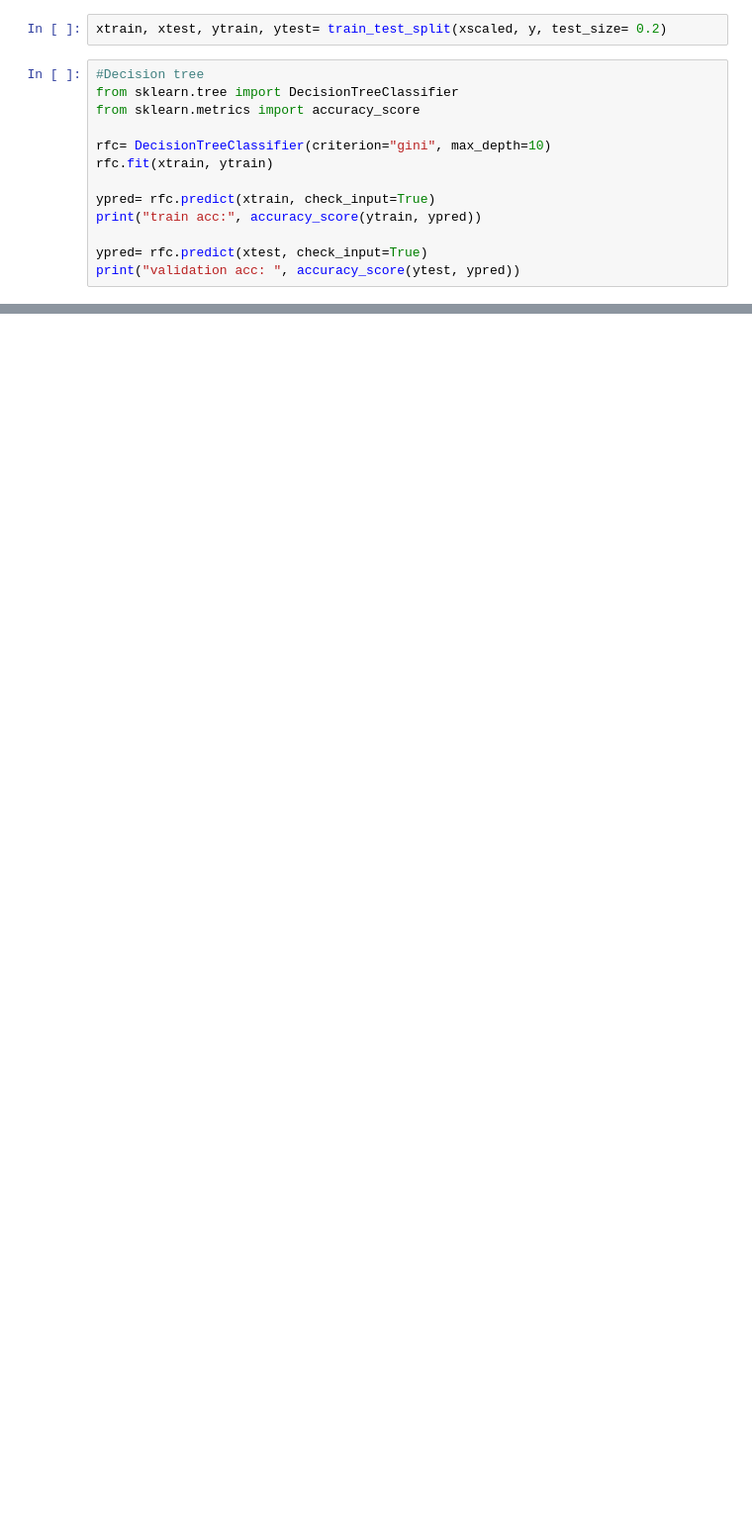
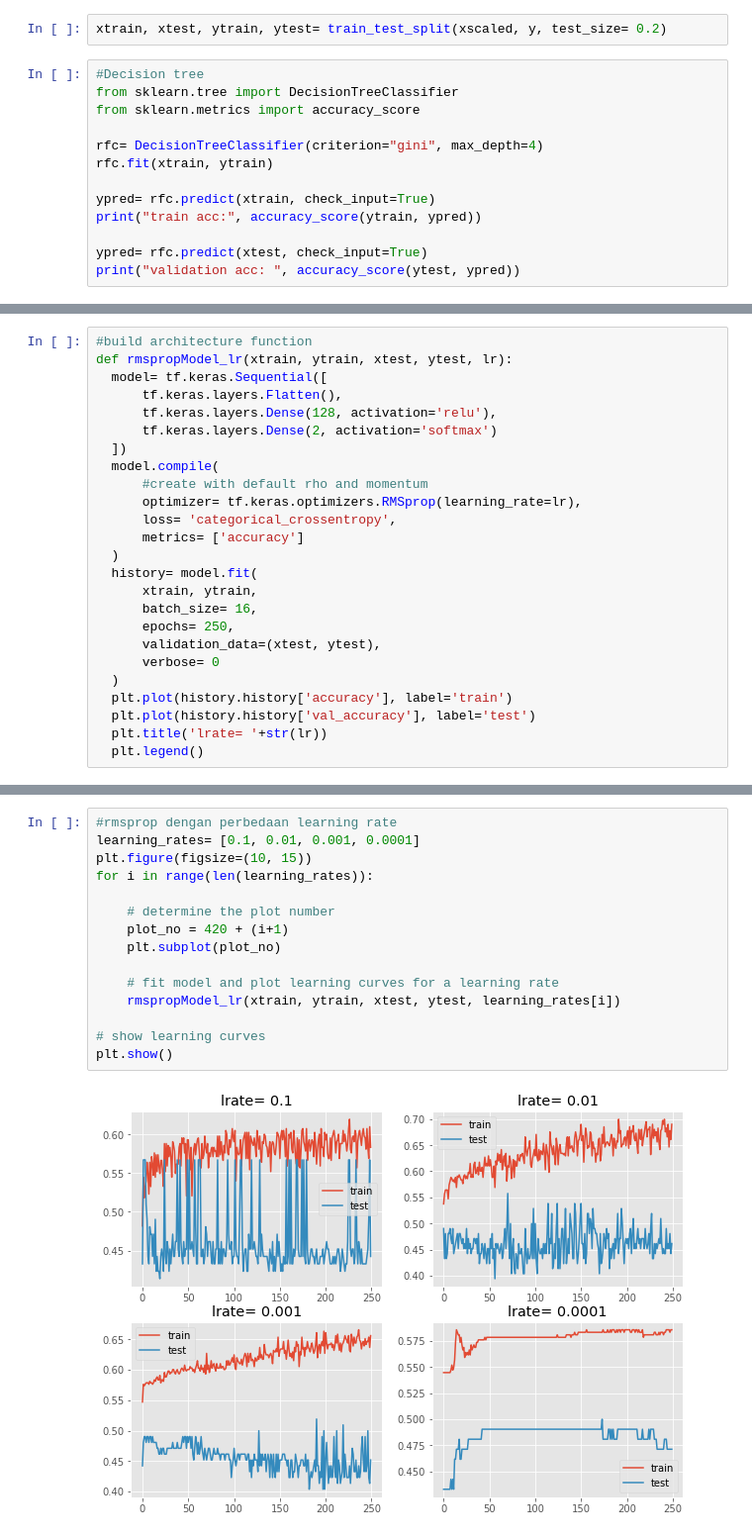
Before and after one commit to alleFarell/Deep-Learning-Forest-Fire-Team-Alpha-Batch8, a Jupyter notebook: Rafi/Indonesia_ai_DL_Final_Assignment_Rafi.ipynb, the cells around one changed output, grey strips where cells are left out. Shown at 99% size. Saved outputs shown, nothing was run; the diff lists cells and outputs as text; blank space fills up the shorter version.

```diff
--- a/Rafi/Indonesia_ai_DL_Final_Assignment_Rafi.ipynb
+++ b/Rafi/Indonesia_ai_DL_Final_Assignment_Rafi.ipynb
@@ -249,7 +242,7 @@ xtrain, xtest, ytrain, ytest= train_test_split(xscaled, y, test_size= 0.2)
 from sklearn.tree import DecisionTreeClassifier
 from sklearn.metrics import accuracy_score
 
-rfc= DecisionTreeClassifier(criterion="gini", max_depth=10)
+rfc= DecisionTreeClassifier(criterion="gini", max_depth=4)
 rfc.fit(xtrain, ytrain)
 
 ypred= rfc.predict(xtrain, check_input=True)
@@ -262,0 +263,25 @@ validation acc:  0.6057692307692307
+# %%
+#build architecture function
+def rmspropModel_lr(xtrain, ytrain, xtest, ytest, lr):
+  model= tf.keras.Sequential([
+      tf.keras.layers.Flatten(),
+      tf.keras.layers.Dense(128, activation='relu'),
+      tf.keras.layers.Dense(2, activation='softmax')
+  ])
+  model.compile(
+      #create with default rho and momentum
+      optimizer= tf.keras.optimizers.RMSprop(learning_rate=lr),
+      loss= 'categorical_crossentropy',
+      metrics= ['accuracy']
+  )
+  history= model.fit(
+      xtrain, ytrain,
+      batch_size= 16,
+      epochs= 250,
+      validation_data=(xtest, ytest),
+      verbose= 0
+  )
+  plt.plot(history.history['accuracy'], label='train')
+  plt.plot(history.history['val_accuracy'], label='test')
+  plt.title('lrate= '+str(lr))
+  plt.legend()
@@ -262,0 +336,17 @@ validation acc:  0.6057692307692307
+# %%
+#rmsprop dengan perbedaan learning rate
+learning_rates= [0.1, 0.01, 0.001, 0.0001]
+plt.figure(figsize=(10, 15))
+for i in range(len(learning_rates)):
+
+    # determine the plot number
+    plot_no = 420 + (i+1)
+    plt.subplot(plot_no)
+
+    # fit model and plot learning curves for a learning rate
+    rmspropModel_lr(xtrain, ytrain, xtest, ytest, learning_rates[i])
+
+# show learning curves
+plt.show()
+# %% [output]
+[figure, added]
```
Also changed, not shown: parts of 21 cells of this notebook, 1 other file.
